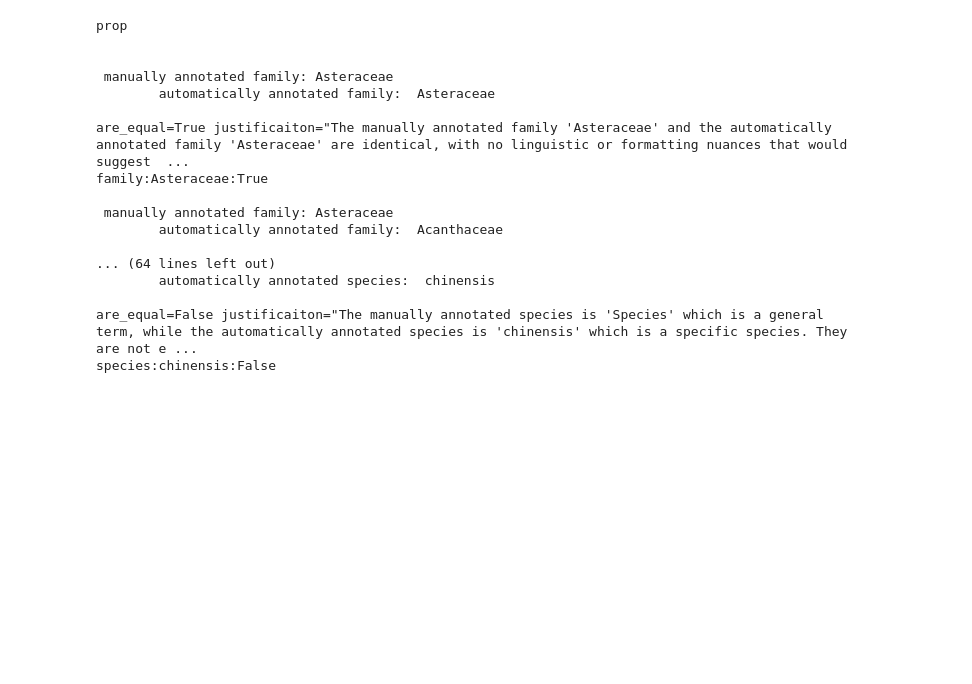
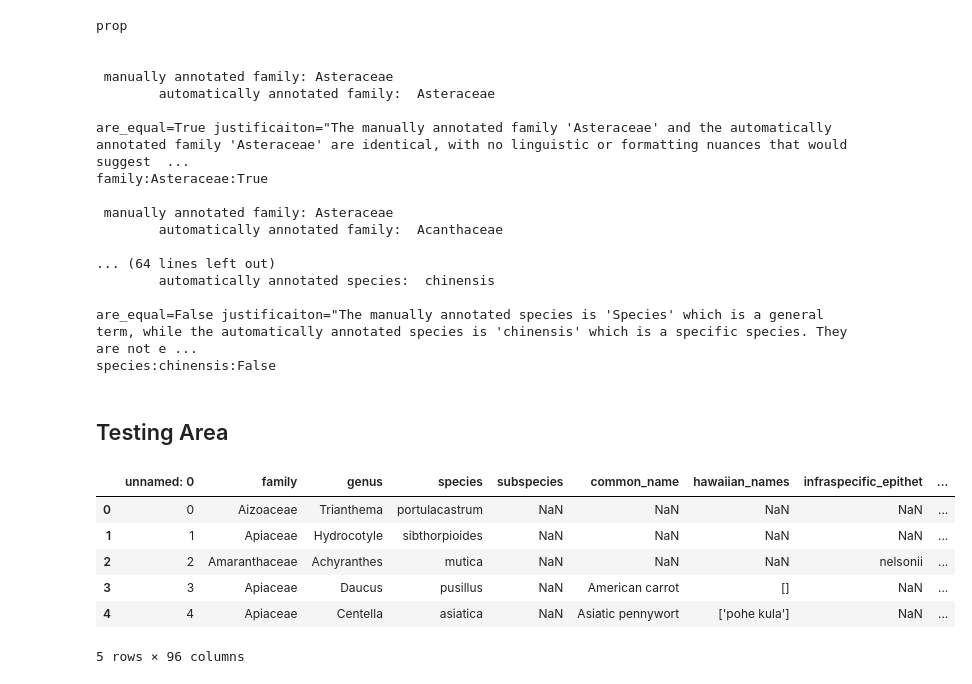
Before and after one commit to WillHarrigan/ai_wagner_trait_data_extraction, a Jupyter notebook: ipynb/model_testing_wagner_data_extraction.ipynb, the cells around one changed output. Cells and saved outputs as stored; diff of their text form; code cells hidden in the pictures; blank space fills up the shorter version.

```diff
--- a/ipynb/model_testing_wagner_data_extraction.ipynb
+++ b/ipynb/model_testing_wagner_data_extraction.ipynb
@@ -894,3 +859,17 @@ family:Asteraceae:True
 
 are_equal=False justificaiton="The manually annotated species is 'Species' which is a general term, while the automatically annotated species is 'chinensis' which is a specific species. They are not e ...
 species:chinensis:False
+# %% [markdown]
+## Testing Area
+# %%
+auto_df = pd.read_csv("/Users/williamharrigan/Desktop/UH/Year_3/semester_2/wagner/auto_extract_2.csv")
+auto_df.columns = auto_df.columns.str.lower()
+auto_df.head()
+# %% [output]
+|  | unnamed: 0 | family | genus | species | subspecies | common_name | hawaiian_names | infraspecific_epithet | ... |
+| 0 | 0 | Aizoaceae | Trianthema | portulacastrum | NaN | NaN | NaN | NaN | ... |
+| 1 | 1 | Apiaceae | Hydrocotyle | sibthorpioides | NaN | NaN | NaN | NaN | ... |
+| 2 | 2 | Amaranthaceae | Achyranthes | mutica | NaN | NaN | NaN | nelsonii | ... |
+| 3 | 3 | Apiaceae | Daucus | pusillus | NaN | American carrot | [] | NaN | ... |
+| 4 | 4 | Apiaceae | Centella | asiatica | NaN | Asiatic pennywort | ['pohe kula'] | NaN | ... |
+5 rows × 96 columns
```
Also changed, not shown: parts of 15 cells of this notebook, 3 other files.
